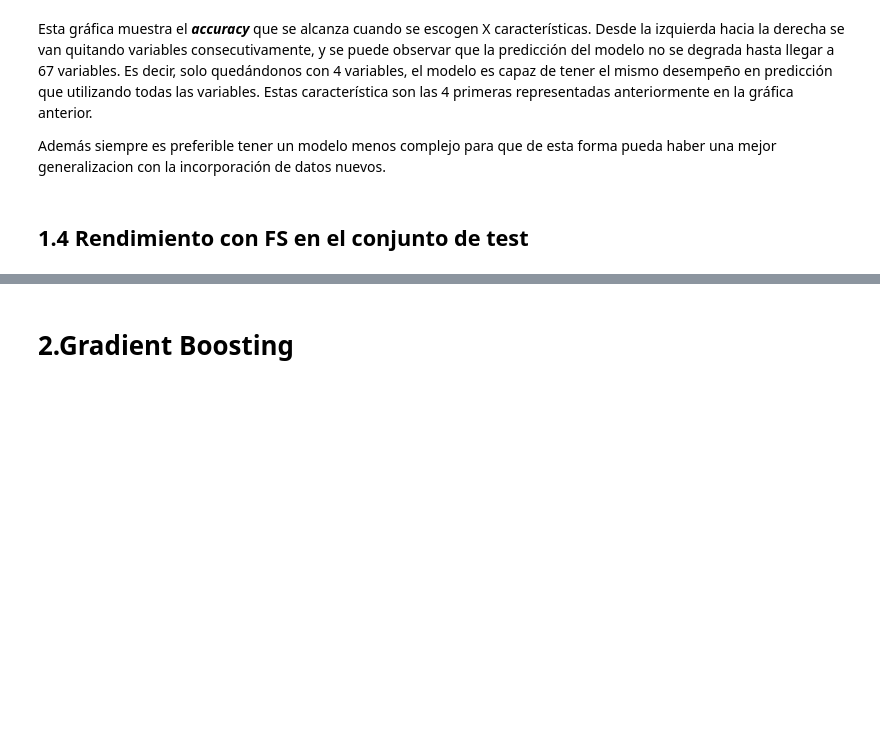
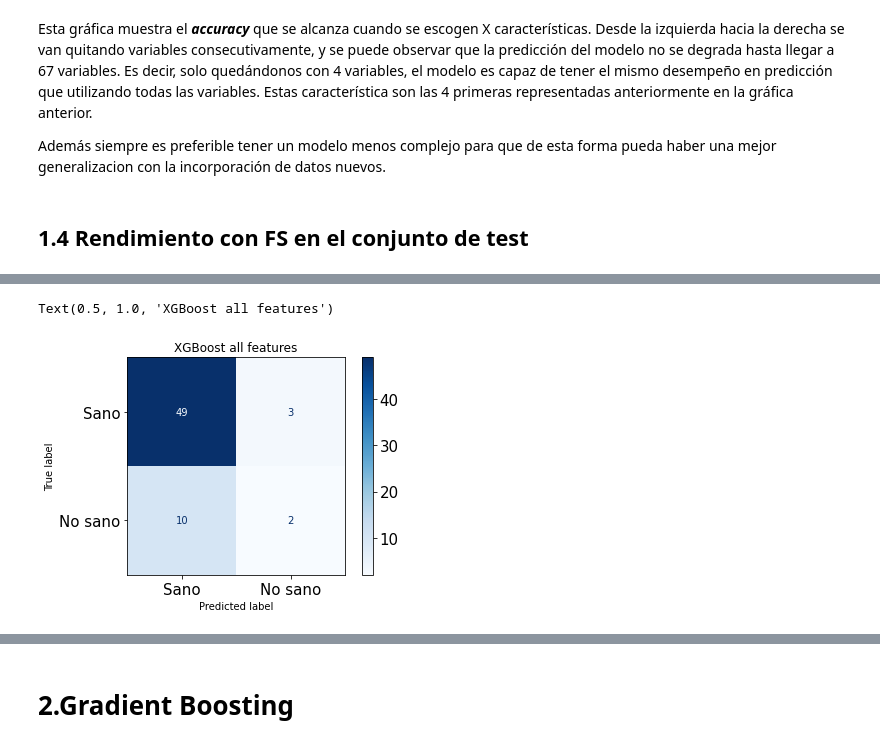
Before and after one commit to jorgealarconlucas/TFG, a Jupyter notebook: Modelos_de_machine_learning.ipynb, the cells around one changed output, grey strips where cells are left out. Cells and saved outputs as stored; diff of their text form; code cells hidden in the pictures; blank space fills up the shorter version.

```diff
--- a/Modelos_de_machine_learning.ipynb
+++ b/Modelos_de_machine_learning.ipynb
@@ -478,0 +481,10 @@ Tabla_xgb
+# %%
+from sklearn.metrics import plot_confusion_matrix
+
+#XGBoost all features
+plot_confusion_matrix(xgb_model, x_test, y_test,display_labels=["Sano","No sano"],
+                                 cmap=plt.cm.Blues)
+plt.title("XGBoost all features")
+# %% [output]
+Text(0.5, 1.0, 'XGBoost all features')
+[figure, added]
```
Also changed, not shown: parts of 10 cells of this notebook.
